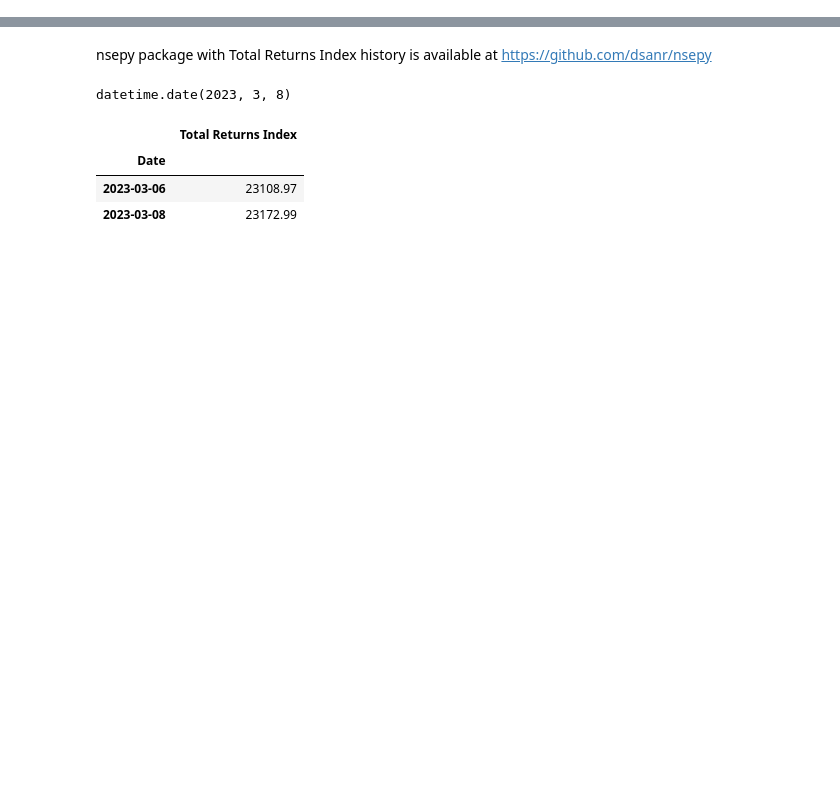
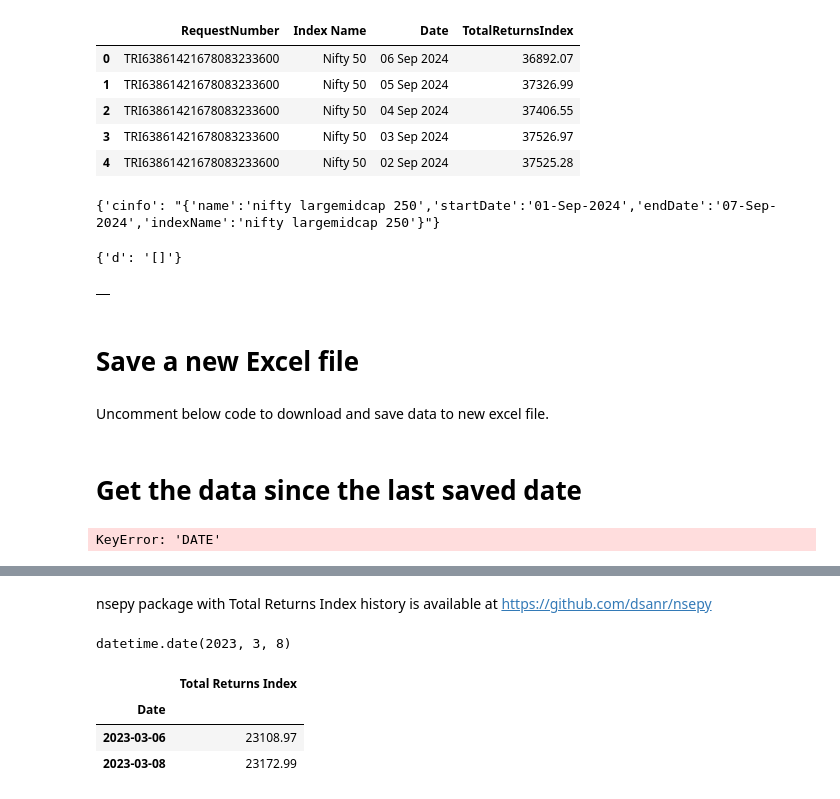
Before and after one commit to dsanr/Mutual-Funds-Analysis, a Jupyter notebook: index update.ipynb, the cells around one changed output, grey strips where cells are left out. Cells and saved outputs as stored; diff of their text form; code cells hidden in the pictures; blank space fills up the shorter version.

```diff
--- a/index update.ipynb
+++ b/index update.ipynb
@@ -9,0 +14,14 @@ import datetime as dt
+# %%
+indexes = ['nifty 50', 'nifty 100', 'nifty 200', 'nifty 500', 'nifty largemidcap 250', 'nifty midcap 50', 'nifty midcap 100', 'nifty midcap 150', 'nifty smallcap 50', 'nifty smallcap 100', 'nifty smallcap 250']
+# %%
+start_date = "01-Sep-2024"
+end_date = "07-Sep-2024"
+# %%
+nsepython.index_total_returns(indexes[0], start_date, end_date)
+# %% [output]
+|  | RequestNumber | Index Name | Date | TotalReturnsIndex |
+| 0 | TRI63861421678083233600 | Nifty 50 | 06 Sep 2024 | 36892.07 |
+| 1 | TRI63861421678083233600 | Nifty 50 | 05 Sep 2024 | 37326.99 |
+| 2 | TRI63861421678083233600 | Nifty 50 | 04 Sep 2024 | 37406.55 |
+| 3 | TRI63861421678083233600 | Nifty 50 | 03 Sep 2024 | 37526.97 |
+| 4 | TRI63861421678083233600 | Nifty 50 | 02 Sep 2024 | 37525.28 |
@@ -9,0 +49,4 @@ import datetime as dt
+# %%
+data
+# %% [output]
+{'cinfo': "{'name':'nifty largemidcap 250','startDate':'01-Sep-2024','endDate':'07-Sep-2024','indexName':'nifty largemidcap 250'}"}
@@ -9,0 +55,4 @@ import datetime as dt
+# %%
+payload.json()
+# %% [output]
+{'d': '[]'}
@@ -9,0 +62,8 @@ import datetime as dt
+# %%
+nsepython.index_pe_pb_div(indexes[4], start_date, end_date)
+# %% [output]
+|  |
+# %% [markdown]
+# Save a new Excel file
+# %% [markdown]
+Uncomment below code to download and save data to new excel file.
@@ -9,0 +79,2 @@ import datetime as dt
+# %% [markdown]
+# Get the data since the last saved date
@@ -9,0 +113,5 @@ import datetime as dt
+# %%
+for i in indexes[4:5]:
+    save_data(i)
+# %% [output]
+KeyError: 'DATE'
```
Also changed, not shown: parts of 28 cells of this notebook.
